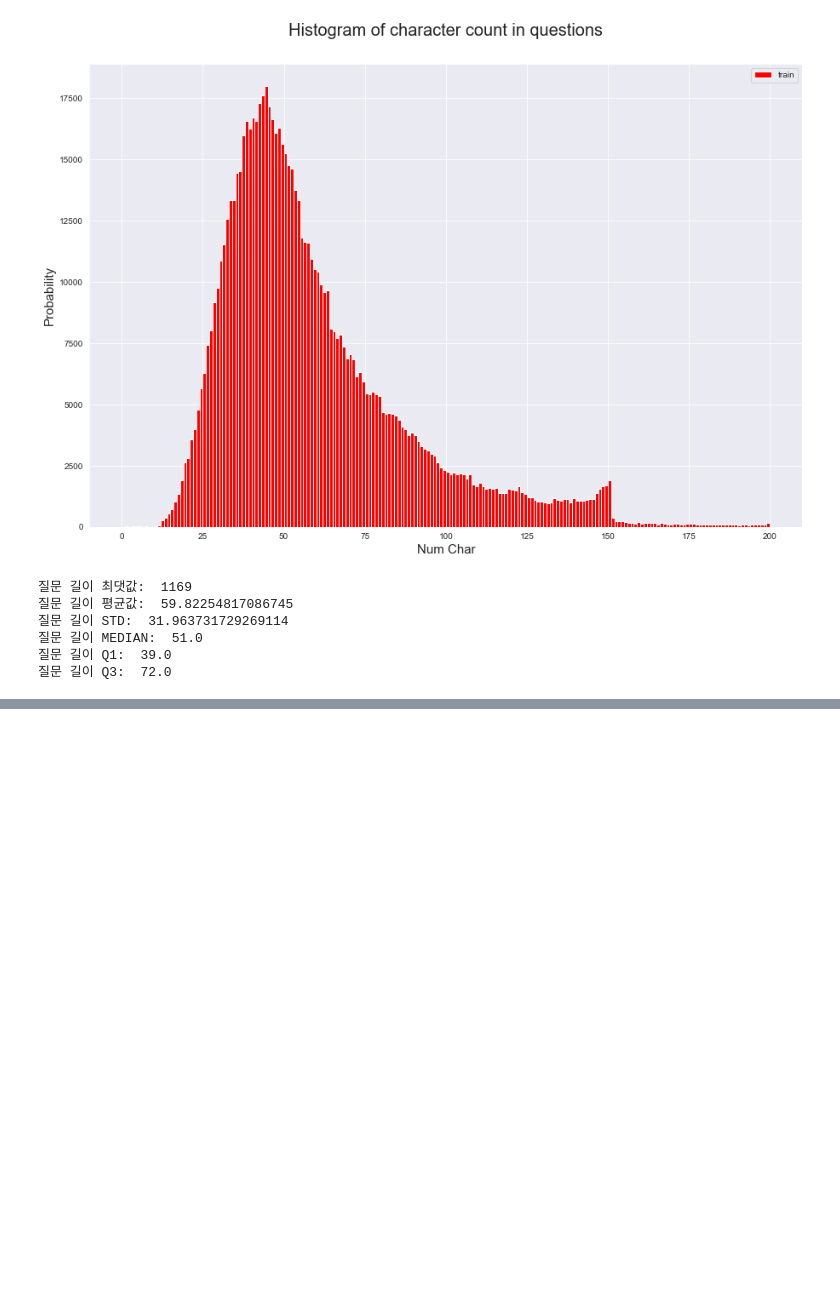
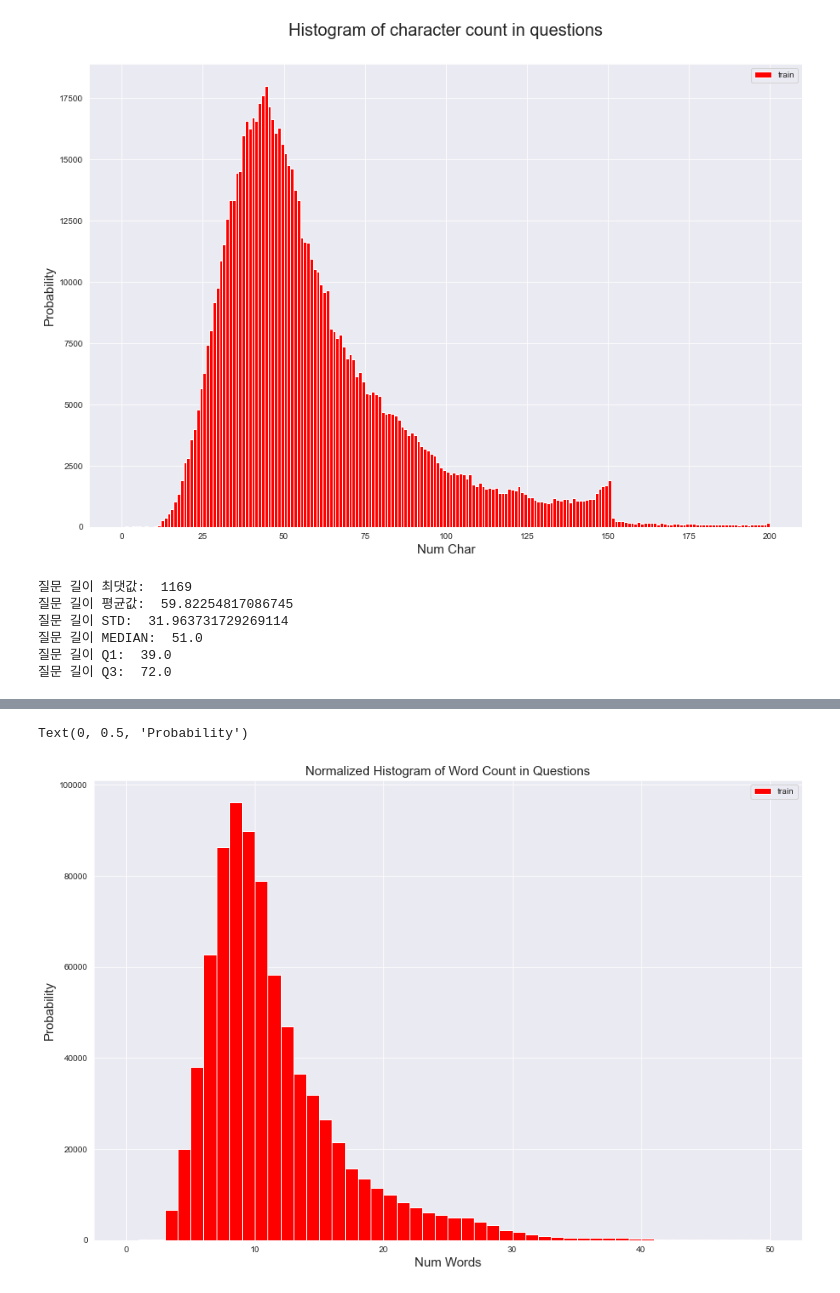
Before and after one commit to Rphabet/nlp, a Jupyter notebook: quora_text_sim.ipynb, the cells around one changed output, grey strips where cells are left out. Saved outputs shown, nothing was run; the diff lists cells and outputs as text; code cells hidden in the pictures; blank space fills up the shorter version.

```diff
--- a/quora_text_sim.ipynb
+++ b/quora_text_sim.ipynb
@@ -202,0 +223,3 @@ print('질문 길이 Q3: ', np.percentile(train_length, 75))
+# %%
+train_word_counts = train_set.apply(lambda x: len(x.split(' ')))
+train_word_counts
@@ -202,0 +239,10 @@ print('질문 길이 Q3: ', np.percentile(train_length, 75))
+# %%
+plt.figure(figsize=(15, 10))
+plt.hist(train_word_counts, bins=50, range=[0, 50], facecolor='r', label='train')
+plt.title('Normalized Histogram of Word Count in Questions', fontsize=15)
+plt.legend()
+plt.xlabel('Num Words', fontsize=15)
+plt.ylabel('Probability', fontsize=15)
+# %% [output]
+Text(0, 0.5, 'Probability')
+[figure, added]
```
Also changed, not shown: parts of 52 cells of this notebook.
